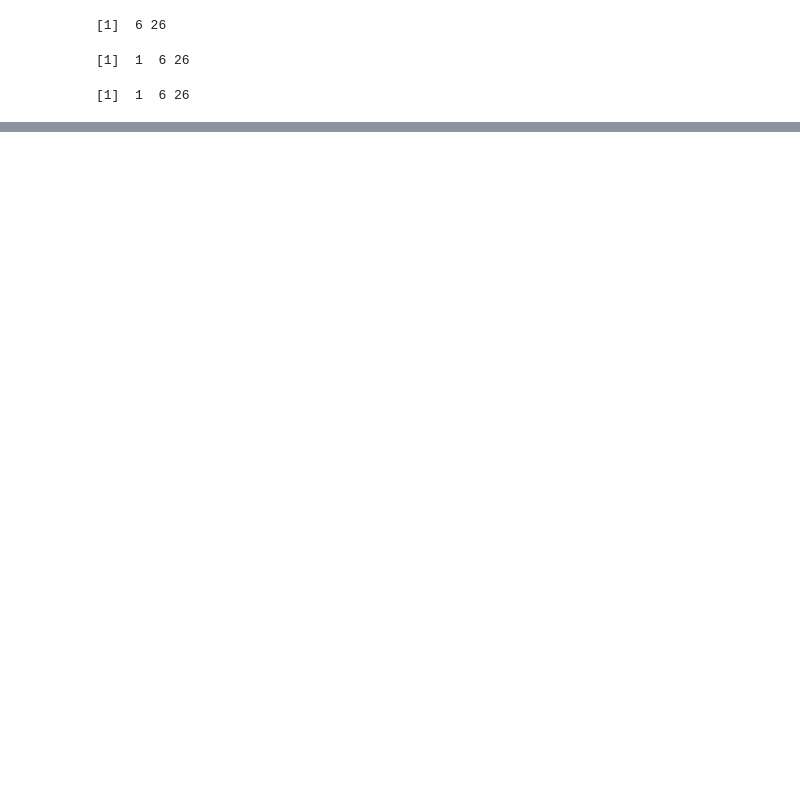
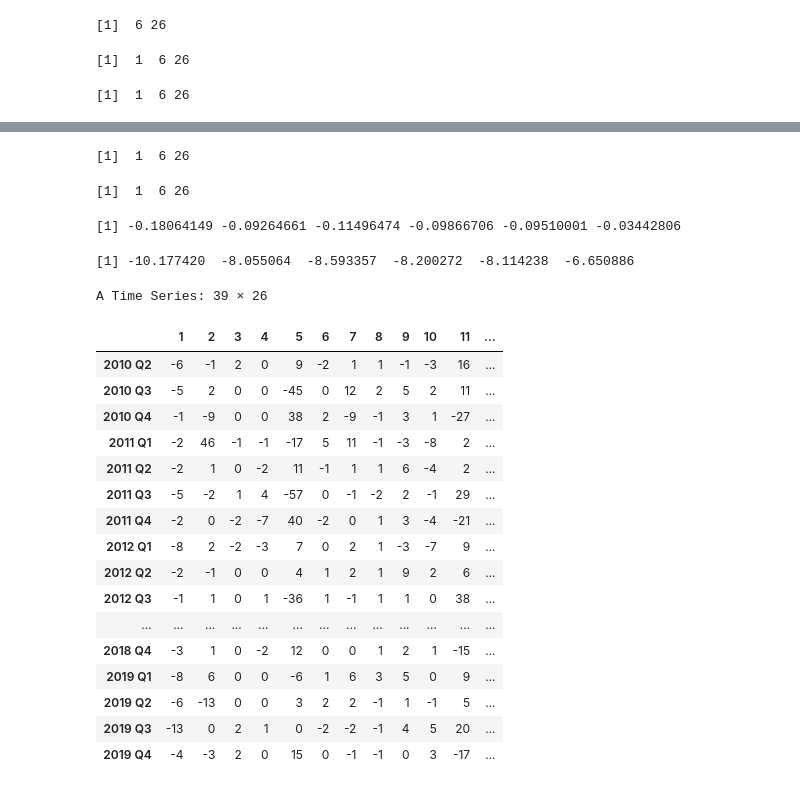
Before and after one commit to Jay-boo/TimeSeries_ACOSS, a Jupyter notebook: multivariate_LSTM_bis.ipynb, the cells around one changed output, grey strips where cells are left out. Cells and saved outputs as stored; diff of their text form; code cells hidden in the pictures; blank space fills up the shorter version.

```diff
--- a/multivariate_LSTM_bis.ipynb
+++ b/multivariate_LSTM_bis.ipynb
@@ -460,0 +404,7 @@ save_model_tf(LSTM_model,"models/LSTM_non_stable")
+# %%
+df.diff <-diff(df.ts)
+df.train <-df.diff%>%as.data.frame
+scaled_train <- scale(df.train)
+scale_factor <-list("center"=attr(scaled_train,"scaled:center"),"sd"=attr(scaled_train,"scaled:scale"))
+prediction <- 6
+lag <- prediction
@@ -460,0 +615,13 @@ save_model_tf(LSTM_model,"models/LSTM_non_stable")
+# %%
+x_test_array %>%dim
+# %% [output]
+[1]  1  6 26
+# %%
+LSTM_forecast <- LSTM_model %>% predict(x_test_array,batch_size=1)
+LSTM_forecast %>%dim
+# %% [output]
+[1]  1  6 26
+# %%
+LSTM_forecast[,,1]
+# %% [output]
+[1] -0.18064149 -0.09264661 -0.11496474 -0.09866706 -0.09510001 -0.03442806
@@ -460,0 +639,25 @@ save_model_tf(LSTM_model,"models/LSTM_non_stable")
+# %%
+LSTM_forecast[,,1] # There are still differenciate
+# %% [output]
+[1] -10.177420  -8.055064  -8.593357  -8.200272  -8.114238  -6.650886
+# %%
+df.diff
+# %% [output]
+A Time Series: 39 × 26
+|  | 1 | 2 | 3 | 4 | 5 | 6 | 7 | 8 | 9 | 10 | 11 | ... |
+| 2010 Q2 | -6 | -1 | 2 | 0 | 9 | -2 | 1 | 1 | -1 | -3 | 16 | ... |
+| 2010 Q3 | -5 | 2 | 0 | 0 | -45 | 0 | 12 | 2 | 5 | 2 | 11 | ... |
+| 2010 Q4 | -1 | -9 | 0 | 0 | 38 | 2 | -9 | -1 | 3 | 1 | -27 | ... |
+| 2011 Q1 | -2 | 46 | -1 | -1 | -17 | 5 | 11 | -1 | -3 | -8 | 2 | ... |
+| 2011 Q2 | -2 | 1 | 0 | -2 | 11 | -1 | 1 | 1 | 6 | -4 | 2 | ... |
+| 2011 Q3 | -5 | -2 | 1 | 4 | -57 | 0 | -1 | -2 | 2 | -1 | 29 | ... |
+| 2011 Q4 | -2 | 0 | -2 | -7 | 40 | -2 | 0 | 1 | 3 | -4 | -21 | ... |
+| 2012 Q1 | -8 | 2 | -2 | -3 | 7 | 0 | 2 | 1 | -3 | -7 | 9 | ... |
+| 2012 Q2 | -2 | -1 | 0 | 0 | 4 | 1 | 2 | 1 | 9 | 2 | 6 | ... |
+| 2012 Q3 | -1 | 1 | 0 | 1 | -36 | 1 | -1 | 1 | 1 | 0 | 38 | ... |
+| ... | ... | ... | ... | ... | ... | ... | ... | ... | ... | ... | ... | ... |
+| 2018 Q4 | -3 | 1 | 0 | -2 | 12 | 0 | 0 | 1 | 2 | 1 | -15 | ... |
+| 2019 Q1 | -8 | 6 | 0 | 0 | -6 | 1 | 6 | 3 | 5 | 0 | 9 | ... |
+| 2019 Q2 | -6 | -13 | 0 | 0 | 3 | 2 | 2 | -1 | 1 | -1 | 5 | ... |
+| 2019 Q3 | -13 | 0 | 2 | 1 | 0 | -2 | -2 | -1 | 4 | 5 | 20 | ... |
+| 2019 Q4 | -4 | -3 | 2 | 0 | 15 | 0 | -1 | -1 | 0 | 3 | -17 | ... |
```
Also changed, not shown: parts of 35 cells of this notebook, 26 other files.
